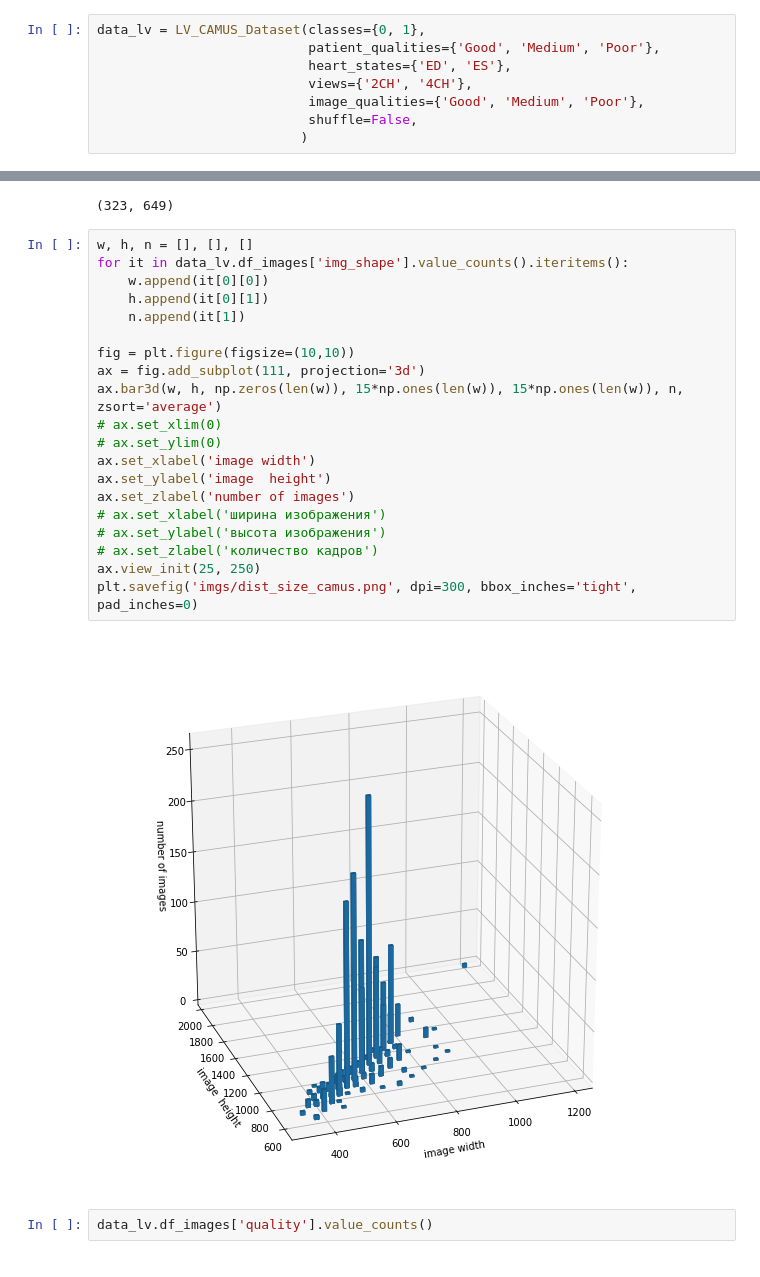
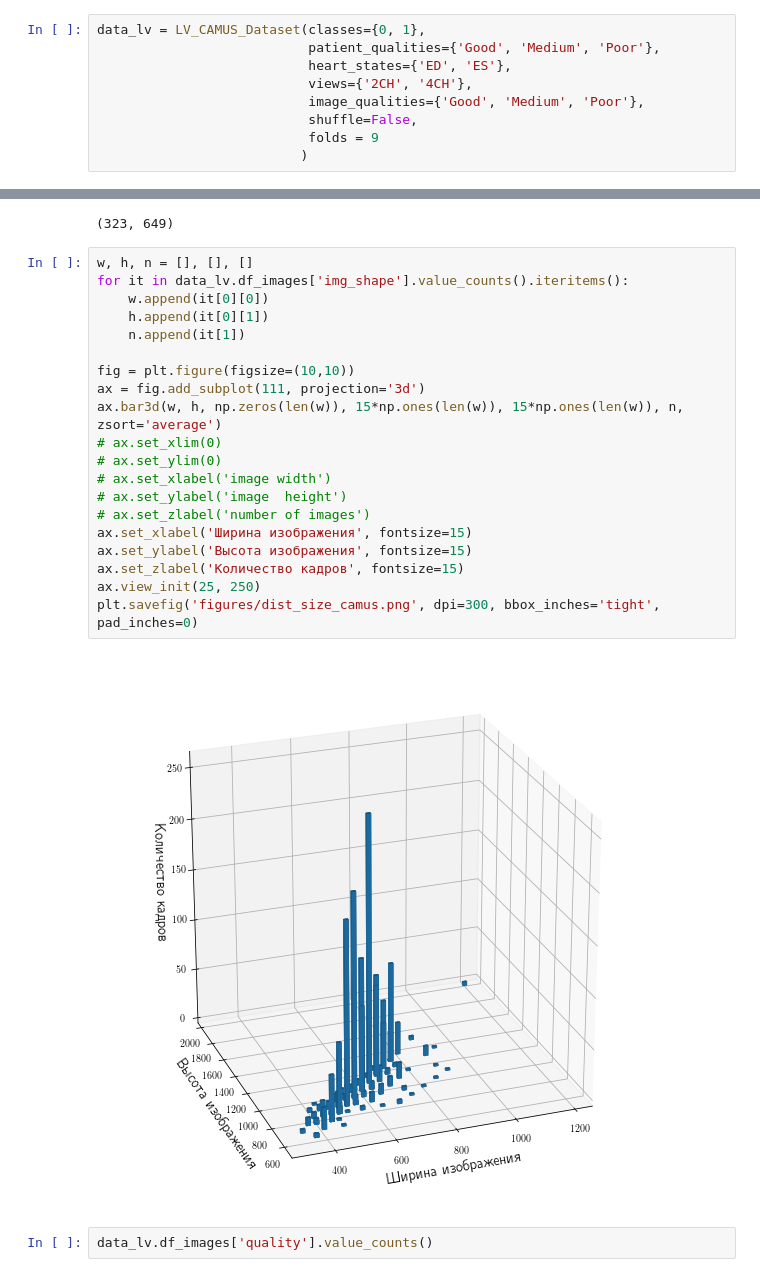
Before and after one commit to zvvzuzin/us_left_ventricle, a Jupyter notebook: dataset_analysis/datasets.ipynb, the cells around one changed output, grey strips where cells are left out. Saved outputs shown, nothing was run; the diff lists cells and outputs as text.

```diff
--- a/dataset_analysis/datasets.ipynb
+++ b/dataset_analysis/datasets.ipynb
@@ -14,5 +22,6 @@ data_lv = LV_CAMUS_Dataset(classes={0, 1},
                            views={'2CH', '4CH'},
                            image_qualities={'Good', 'Medium', 'Poor'},
                            shuffle=False,
+                           folds = 9
                           )
 # %%
@@ -70,25 +79,25 @@ data_lv.df_images['img_shape'].min()
 # %%
 w, h, n = [], [], []
 for it in data_lv.df_images['img_shape'].value_counts().iteritems():
     w.append(it[0][0])
     h.append(it[0][1])
     n.append(it[1])
 
 fig = plt.figure(figsize=(10,10))
 ax = fig.add_subplot(111, projection='3d')
 ax.bar3d(w, h, np.zeros(len(w)), 15*np.ones(len(w)), 15*np.ones(len(w)), n, zsort='average')
 # ax.set_xlim(0)
 # ax.set_ylim(0)
-ax.set_xlabel('image width')
-ax.set_ylabel('image  height')
-ax.set_zlabel('number of images')
-# ax.set_xlabel('ширина изображения')
-# ax.set_ylabel('высота изображения')
-# ax.set_zlabel('количество кадров')
+# ax.set_xlabel('image width')
+# ax.set_ylabel('image  height')
+# ax.set_zlabel('number of images')
+ax.set_xlabel('Ширина изображения', fontsize=15)
+ax.set_ylabel('Высота изображения', fontsize=15)
+ax.set_zlabel('Количество кадров', fontsize=15)
 ax.view_init(25, 250)
-plt.savefig('imgs/dist_size_camus.png', dpi=300, bbox_inches='tight', pad_inches=0)
+plt.savefig('figures/dist_size_camus.png', dpi=300, bbox_inches='tight', pad_inches=0)
 # %% [output]
-[figure, old version]
+[figure, new version]
 # %%
 data_lv.df_images['quality'].value_counts()
 # %% [output]
```
Also changed, not shown: parts of 22 cells of this notebook, 21 other files.
